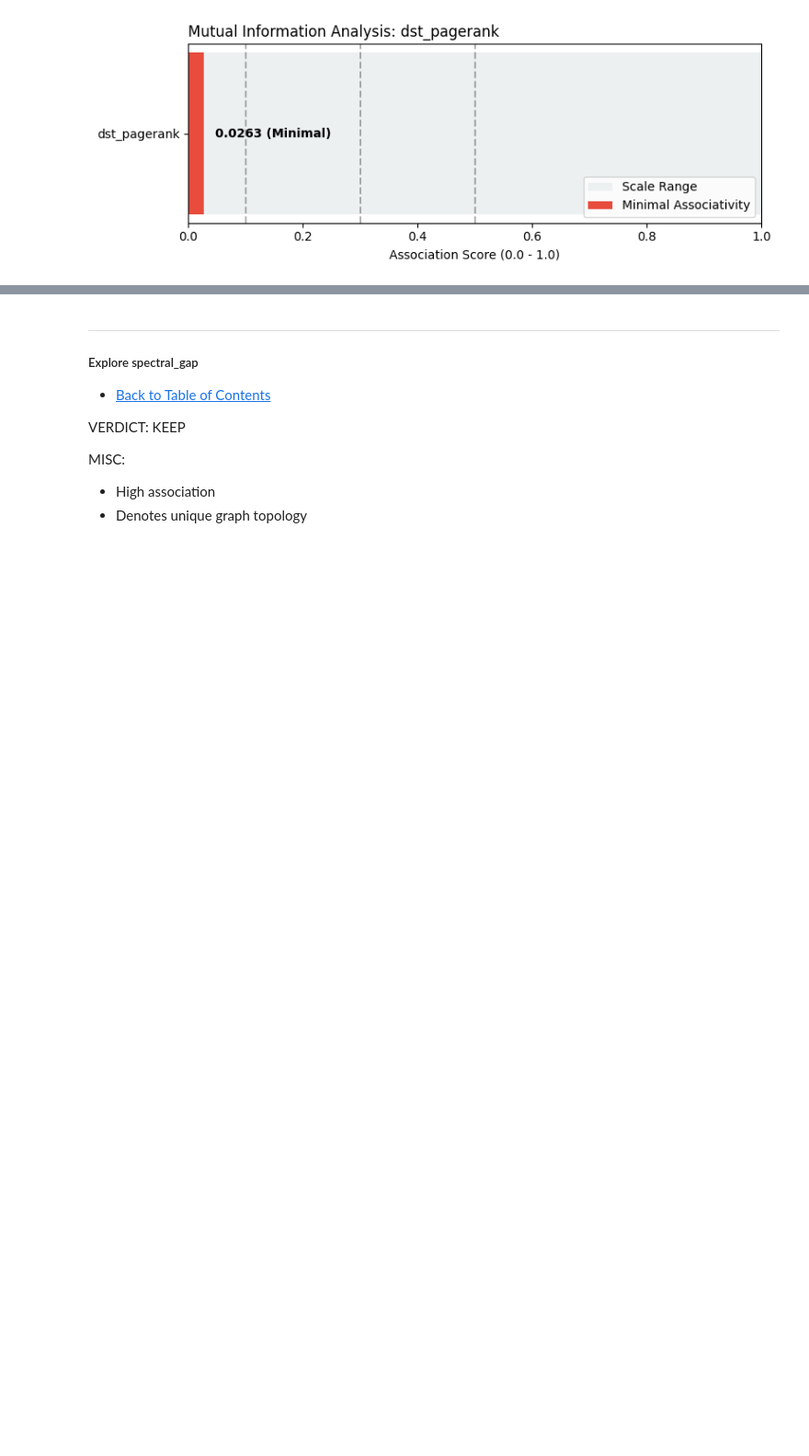
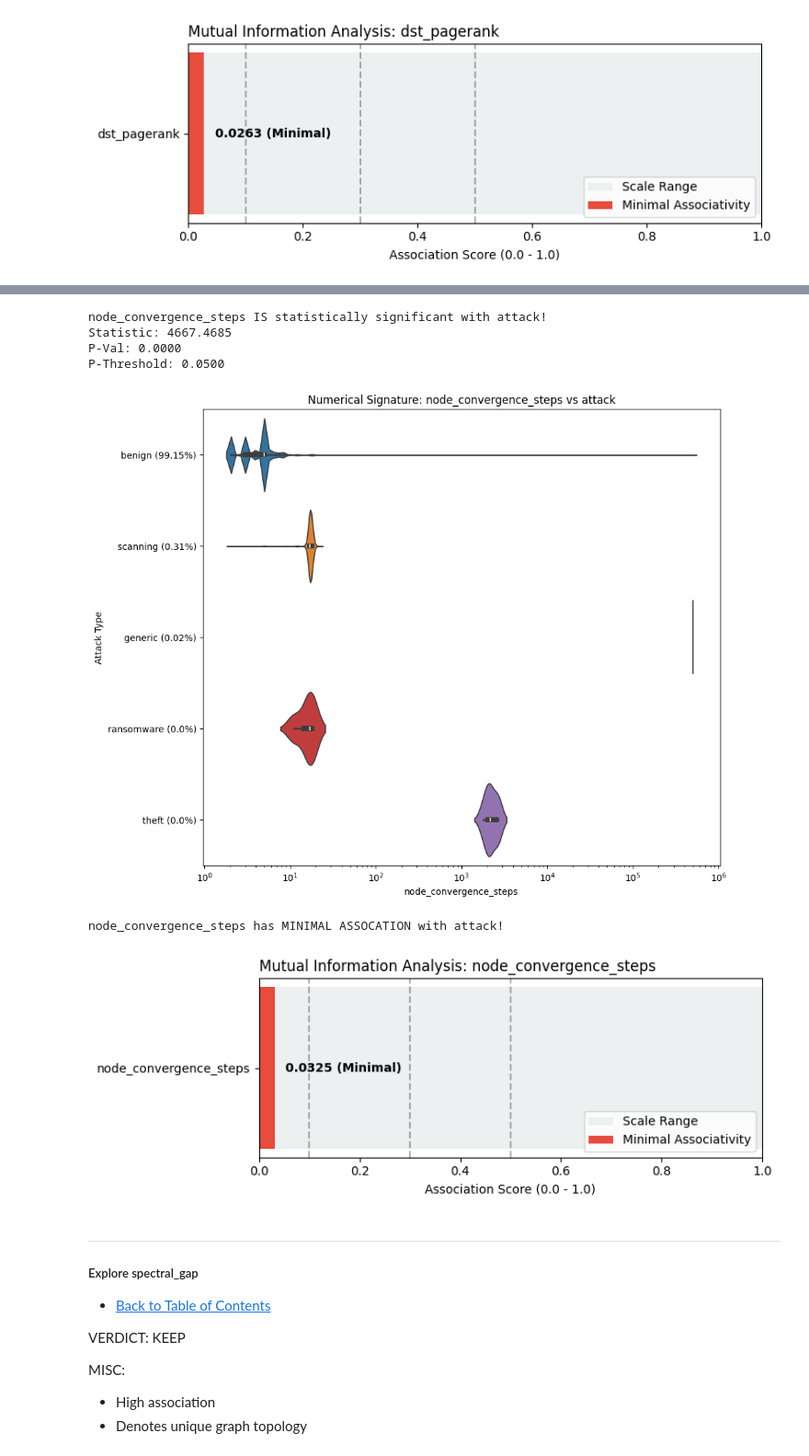
Before and after one commit to JaredWood-DU/COMP3703, a Jupyter notebook: final/explore_complex_networks.ipynb, the cells around one changed output, grey strips where cells are left out. Shown at 92% size. Drawn from its saved outputs; the diff is of its cells as text; code cells hidden in the pictures; blank space fills up the shorter version.

```diff
--- a/final/explore_complex_networks.ipynb
+++ b/final/explore_complex_networks.ipynb
@@ -670,3 +694,13 @@ convergence_steps has HIGH ASSOCIATION with attack!
+# %%
+eND.analyze_statistical_significance_and_associativity(clean_df, 'node_convergence_steps')
+# %% [output]
+node_convergence_steps IS statistically significant with attack!
+Statistic: 4667.4685
+P-Val: 0.0000
+P-Threshold: 0.0500
+[figure, added]
+node_convergence_steps has MINIMAL ASSOCATION with attack!
+[figure, added]
 # %% [markdown]
 ---
 ##### Explore spectral_gap
```
Also changed, not shown: parts of 13 cells of this notebook, 1 other file.
